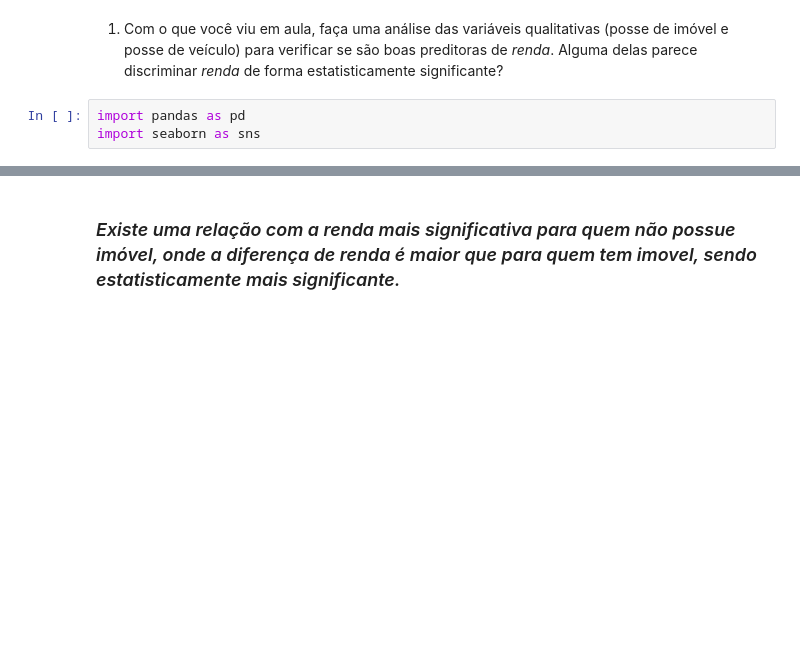
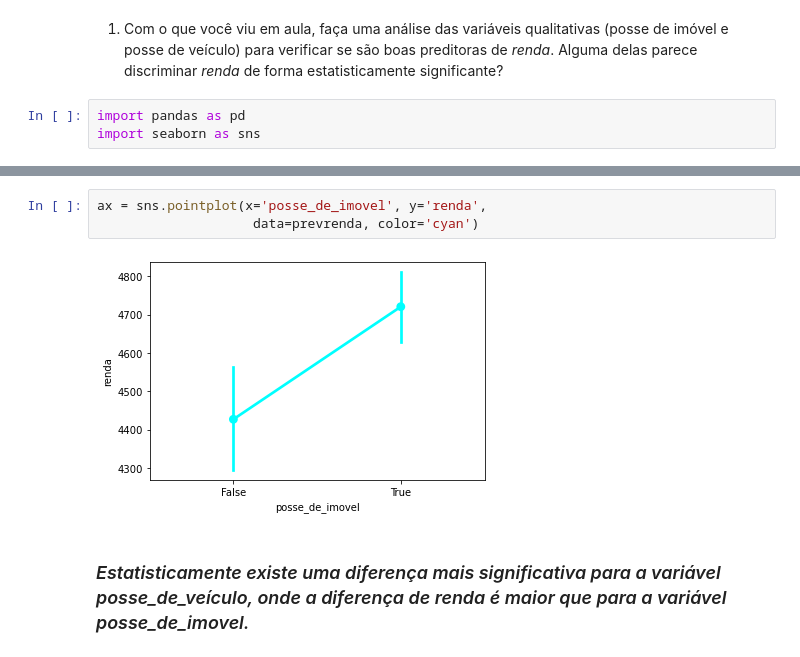
Before and after one commit to RobertoAntoniassi/Modulo-10---Tarefa-02, a Jupyter notebook: Modulo10Tarefa02.ipynb, the cells around one changed output, grey strips where cells are left out. Saved outputs shown, nothing was run; the diff lists cells and outputs as text; blank space fills up the shorter version.

```diff
--- a/Modulo10Tarefa02.ipynb
+++ b/Modulo10Tarefa02.ipynb
@@ -32,2 +37,7 @@ ax = sns.pointplot(x='posse_de_veiculo', y='renda', hue='posse_de_imovel',
+# %%
+ax = sns.pointplot(x='posse_de_imovel', y='renda',
+                    data=prevrenda, color='cyan')
+# %% [output]
+[figure, added]
 # %% [markdown]
-### *Existe uma relação com a renda mais significativa para quem não possue imóvel, onde a diferença de renda é maior que para quem tem imovel, sendo estatisticamente mais significante.*
+### *Estatisticamente existe uma diferença mais significativa para a variável posse_de_veículo, onde a diferença de renda é maior que para a variável posse_de_imovel.*
```
Also changed, not shown: parts of 3 cells of this notebook.
